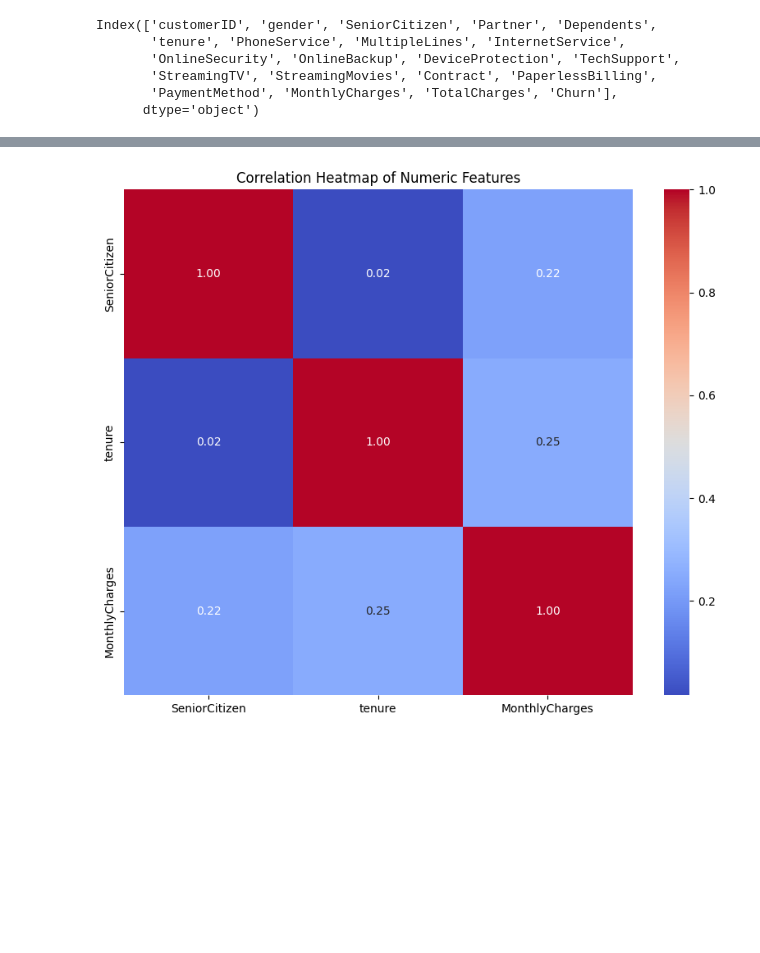
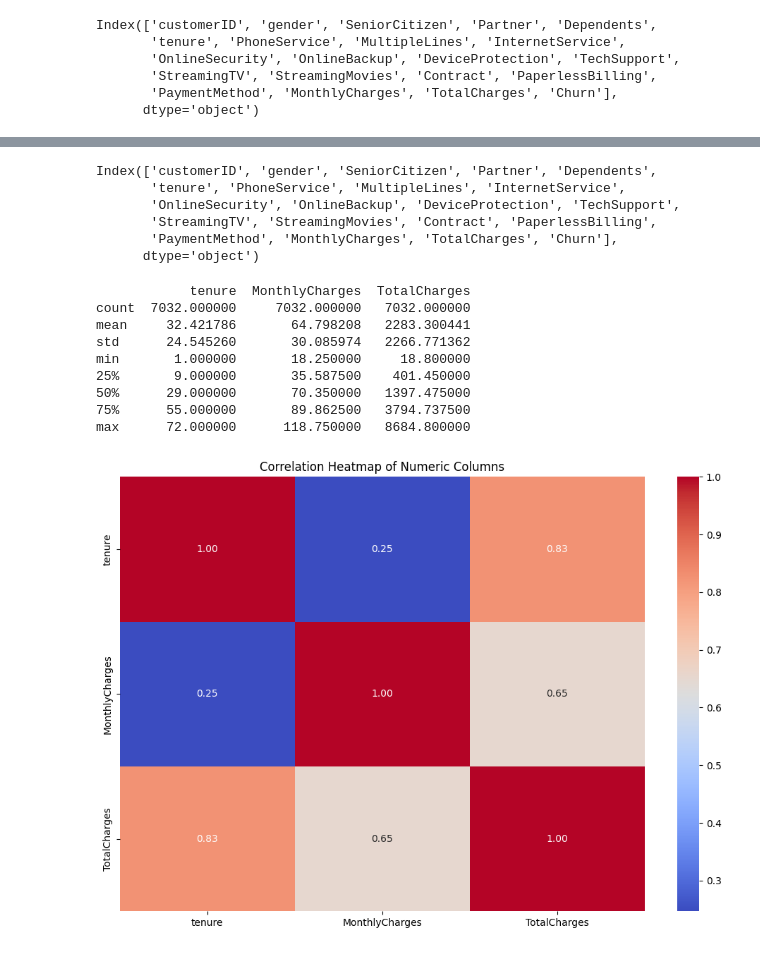
Before and after one commit to AgungHari/Rakamin_HW_MachineLearning_SupervisedLearning_2, a Jupyter notebook: Homework/Part1.ipynb, the cells around one changed output, grey strips where cells are left out. Drawn from its saved outputs; the diff is of its cells as text; code cells hidden in the pictures; blank space fills up the shorter version.

```diff
--- a/Homework/Part1.ipynb
+++ b/Homework/Part1.ipynb
@@ -77,0 +92,5 @@ Categorical columns: ['customerID', 'gender', 'Partner', 'Dependents', 'PhoneSer
+# %%
+#convert kolom TotalCharges dari object menjadi float
+df['TotalCharges'] = pd.to_numeric(df['TotalCharges'], errors='coerce')
+
+df.isnull().sum()
@@ -77,0 +115,3 @@ Categorical columns: ['customerID', 'gender', 'Partner', 'Dependents', 'PhoneSer
+# %%
+#hapus baris yang null
+df = df.dropna()
@@ -77,0 +167,7 @@ Categorical columns: ['customerID', 'gender', 'Partner', 'Dependents', 'PhoneSer
+# %%
+
+numeric_cols = ['tenure', 'MonthlyCharges', 'TotalCharges']
+categorical_cols = ['customerID','gender','SeniorCitizen','Partner','Dependents','PhoneService','MultipleLines','InternetService','OnlineSecurity','OnlineBackup','DeviceProtection','TechSupport','StreamingTV','StreamingMovies','Contract','PaperlessBilling','PaymentMethod','Churn']
+
+print('Numerical Columns:', numeric_cols)
+print('Categorical Columns:', categorical_cols)
@@ -78,8 +683,29 @@ Categorical columns: ['customerID', 'gender', 'Partner', 'Dependents', 'PhoneSer
+# %%
+df.columns
+# %% [output]
+Index(['customerID', 'gender', 'SeniorCitizen', 'Partner', 'Dependents',
+       'tenure', 'PhoneService', 'MultipleLines', 'InternetService',
+       'OnlineSecurity', 'OnlineBackup', 'DeviceProtection', 'TechSupport',
+       'StreamingTV', 'StreamingMovies', 'Contract', 'PaperlessBilling',
+       'PaymentMethod', 'MonthlyCharges', 'TotalCharges', 'Churn'],
+      dtype='object')
+# %%
+print(df[numeric_cols].describe())
+# %% [output]
+            tenure  MonthlyCharges  TotalCharges
+count  7032.000000     7032.000000   7032.000000
+mean     32.421786       64.798208   2283.300441
+std      24.545260       30.085974   2266.771362
+min       1.000000       18.250000     18.800000
+25%       9.000000       35.587500    401.450000
+50%      29.000000       70.350000   1397.475000
+75%      55.000000       89.862500   3794.737500
+max      72.000000      118.750000   8684.800000
 # %%
-# melihat korelasi antar numerik
-plt.figure(figsize=(10, 8))
+
+plt.figure(figsize=(12, 8))
 sns.heatmap(df[numeric_cols].corr(), annot=True, cmap='coolwarm', fmt='.2f')
-plt.title('Correlation Heatmap of Numeric Features')
+plt.title('Correlation Heatmap of Numeric Columns')
 plt.show()
 # %% [output]
-[figure, old version]
+[figure, new version]
```
Also changed, not shown: parts of 84 cells of this notebook, 11 other files.
